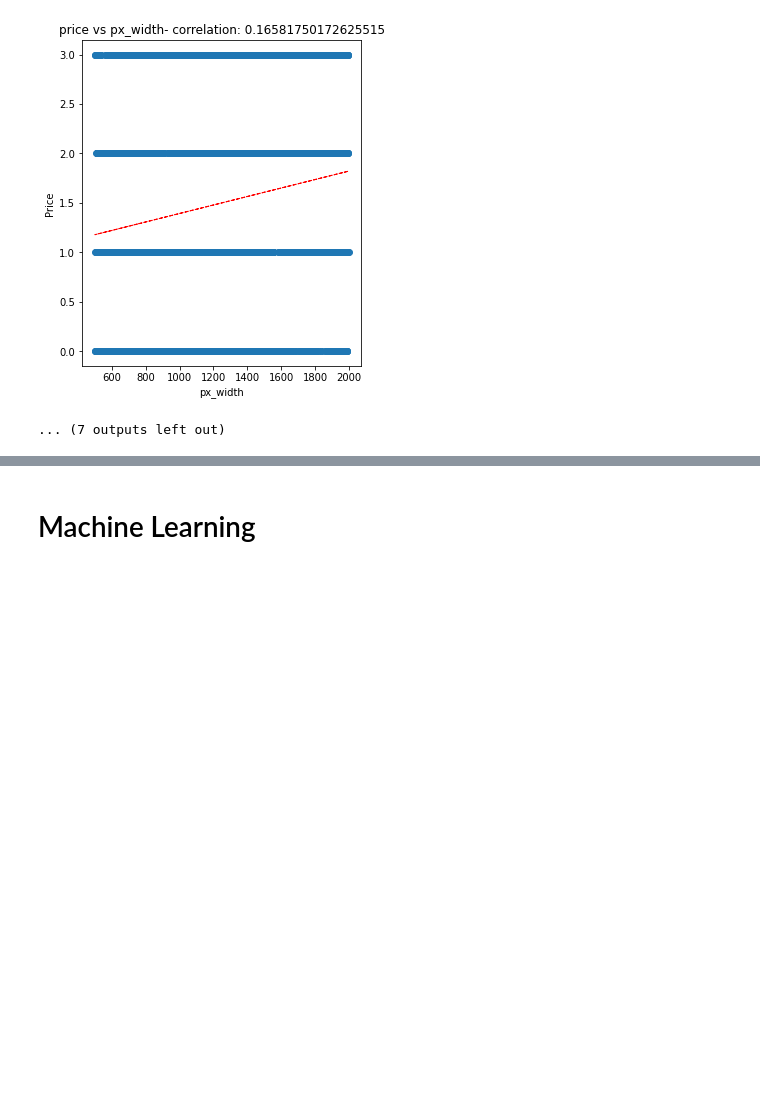
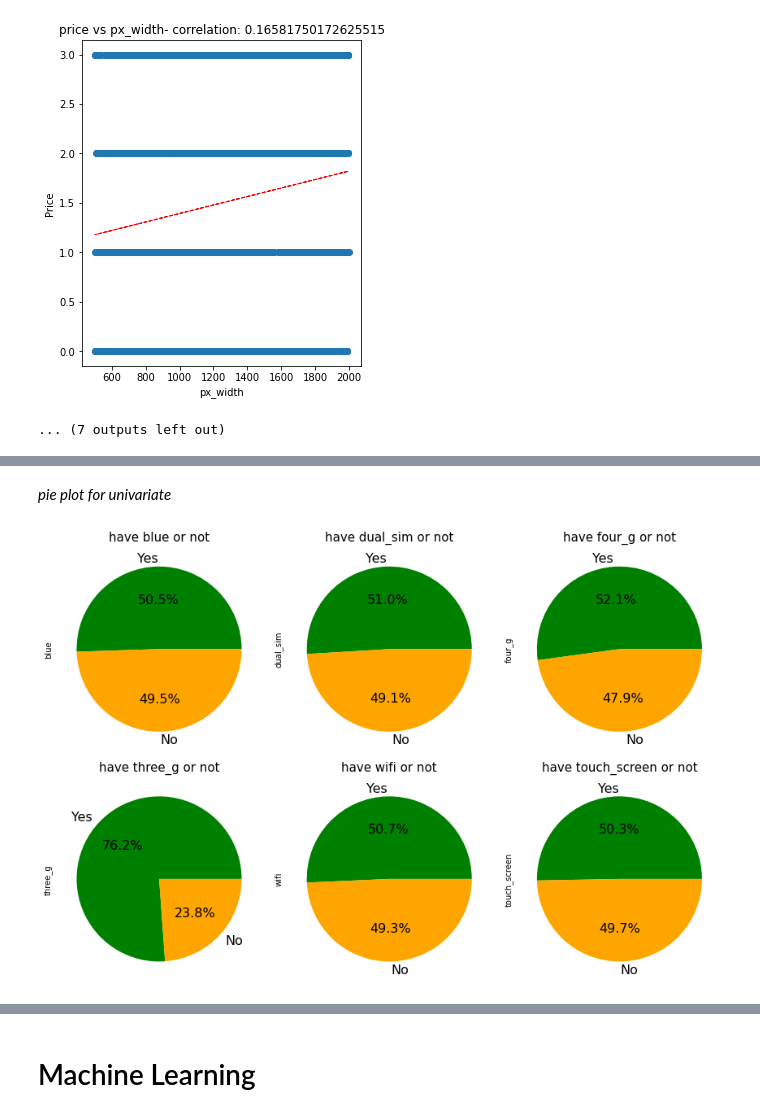
Before and after one commit to charann90/Mobile-Price-Range-Prediction, a Jupyter notebook: Mobile_price_Range_Prediction.ipynb, the cells around one changed output, grey strips where cells are left out. Cells and saved outputs as stored; diff of their text form; code cells hidden in the pictures; blank space fills up the shorter version.

```diff
--- a/Mobile_price_Range_Prediction.ipynb
+++ b/Mobile_price_Range_Prediction.ipynb
@@ -301,0 +291,18 @@ sns.boxplot(y=df['price_range'], x = df['three_g'])
+# %% [markdown]
+*pie plot for univariate*
+# %%
+#plotting pie char for binary categorical variables
+plt.figure(figsize=(12,8))
+rows=2
+columns=3
+count=1
+var_list=['blue','dual_sim','four_g','three_g','wifi','touch_screen']
+labels=['Yes','No']
+for item in var_list:
+ plt.subplot(rows,columns,count)
+ df[item].value_counts().plot.pie(autopct='%.1f%%',labels=labels,colors = ['green', 'orange'],fontsize=16)
+ plt.title(f'have {item} or not',fontsize=15)
+ plt.tight_layout()
+ count=count+1
+# %% [output]
+[figure, added]
```
Also changed, not shown: parts of 105 cells of this notebook.
